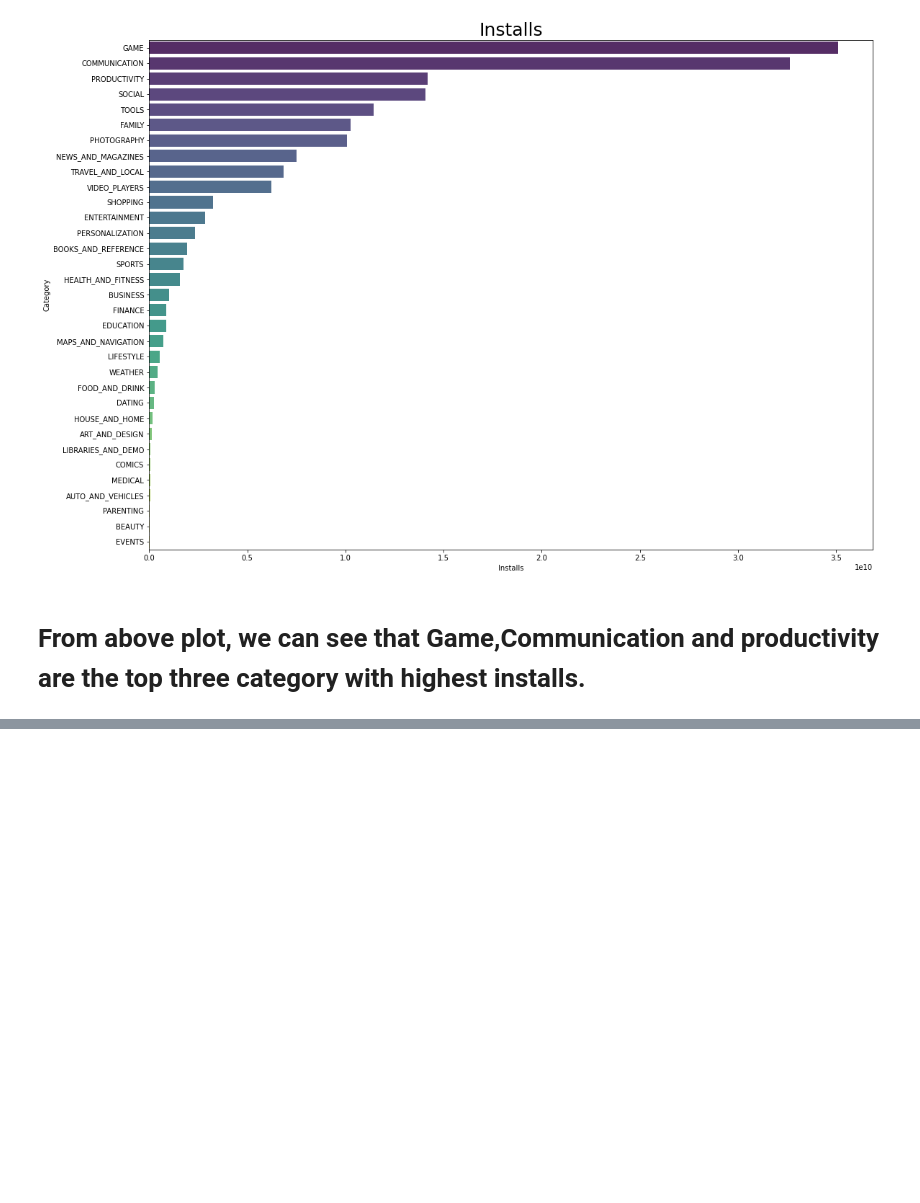
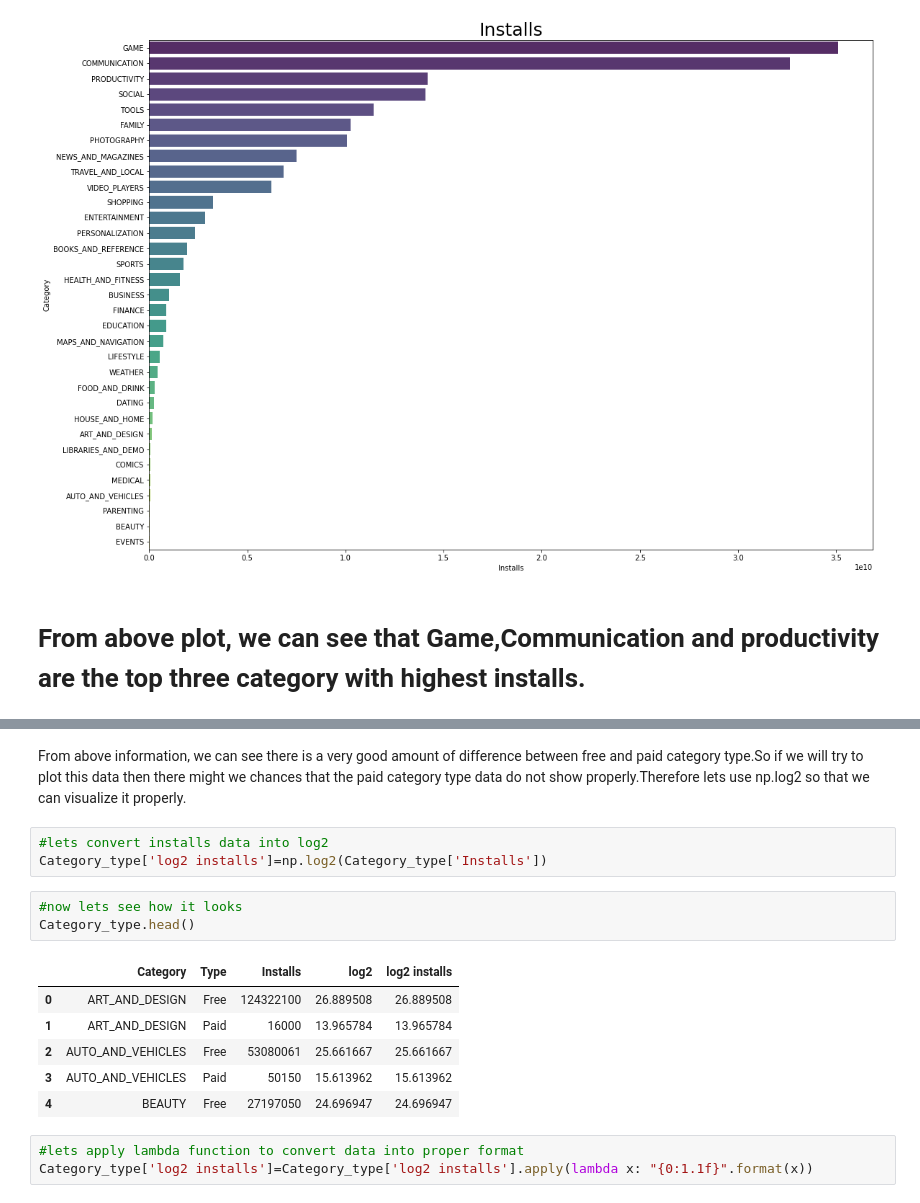
Before and after one commit to Shailendra114/Play-Store-App-Review-Analysis, a Jupyter notebook: Play_Store_App_Review_Analysis_Capstone_Project.ipynb, the cells around one changed output, grey strips where cells are left out. Saved outputs shown, nothing was run; the diff lists cells and outputs as text; blank space fills up the shorter version.

```diff
--- a/Play_Store_App_Review_Analysis_Capstone_Project.ipynb
+++ b/Play_Store_App_Review_Analysis_Capstone_Project.ipynb
@@ -539,0 +569,18 @@ Text(0.5, 1.0, 'Installs')
+# %% [markdown]
+From above information, we can see there is a very good amount of difference between free and paid category type.So if we will try to plot this data then there might we chances that the paid category type data do not show properly.Therefore lets use np.log2 so that we can visualize it properly.
+# %%
+#lets convert installs data into log2
+Category_type['log2 installs']=np.log2(Category_type['Installs'])
+# %%
+#now lets see how it looks
+Category_type.head()
+# %% [output]
+|  | Category | Type | Installs | log2 | log2 installs |
+| 0 | ART_AND_DESIGN | Free | 124322100 | 26.889508 | 26.889508 |
+| 1 | ART_AND_DESIGN | Paid | 16000 | 13.965784 | 13.965784 |
+| 2 | AUTO_AND_VEHICLES | Free | 53080061 | 25.661667 | 25.661667 |
+| 3 | AUTO_AND_VEHICLES | Paid | 50150 | 15.613962 | 15.613962 |
+| 4 | BEAUTY | Free | 27197050 | 24.696947 | 24.696947 |
+# %%
+#lets apply lambda function to convert data into proper format
+Category_type['log2 installs']=Category_type['log2 installs'].apply(lambda x: "{0:1.1f}".format(x))
```
Also changed, not shown: parts of 11 cells of this notebook.
